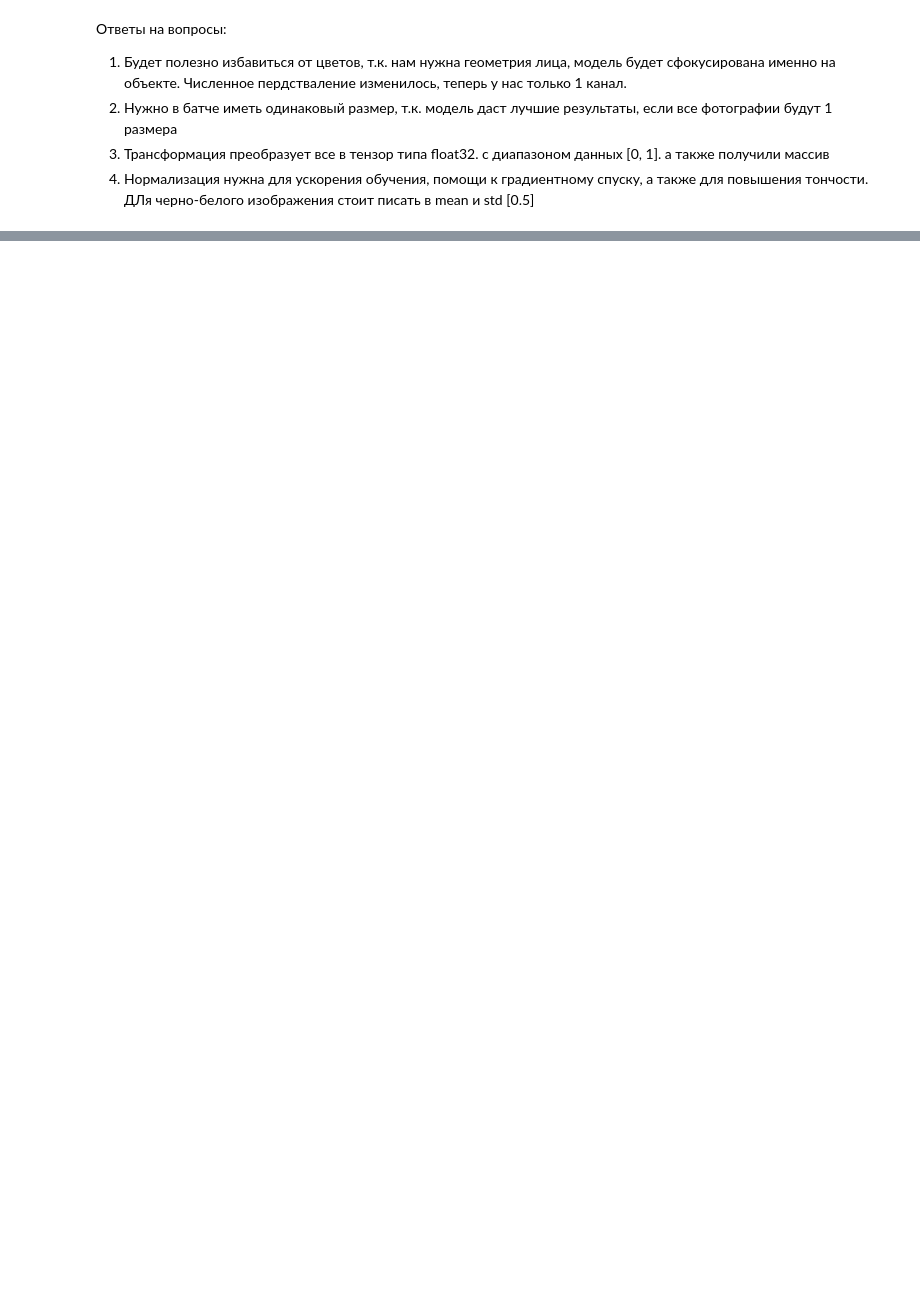
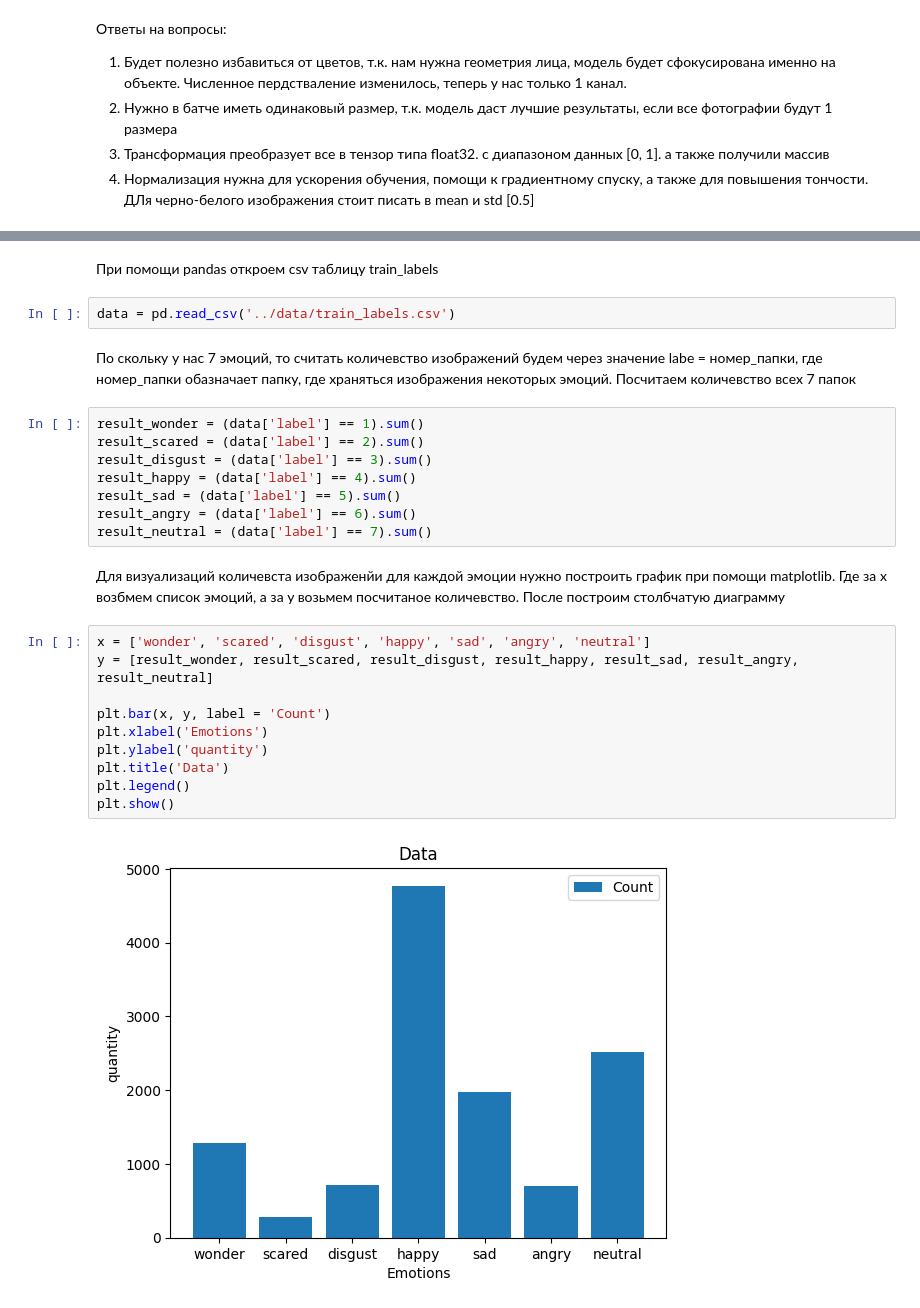
Before and after one commit to alehandro-diaz/pythonProj, a Jupyter notebook: notebooks/01_data_exploration.ipynb, the cells around one changed output, grey strips where cells are left out. Drawn from its saved outputs; the diff is of its cells as text; blank space fills up the shorter version.

Commit message:
Add Function visualize. Add graphs

```diff
--- a/notebooks/01_data_exploration.ipynb
+++ b/notebooks/01_data_exploration.ipynb
@@ -71,0 +79,28 @@ tensor([[[-0.4980, -0.3725, -0.5922,  ...,  0.0196,  0.1529, -0.0824],
+# %% [markdown]
+При помощи pandas откроем csv таблицу train_labels
+# %%
+data = pd.read_csv('../data/train_labels.csv')
+# %% [markdown]
+По скольку у нас 7 эмоций, то считать количевство изображений будем через значение labe = номер_папки, где номер_папки обазначает папку, где храняться изображения некоторых эмоций. Посчитаем количевство всех 7 папок
+# %%
+result_wonder = (data['label'] == 1).sum()
+result_scared = (data['label'] == 2).sum()
+result_disgust = (data['label'] == 3).sum()
+result_happy = (data['label'] == 4).sum()
+result_sad = (data['label'] == 5).sum()
+result_angry = (data['label'] == 6).sum()
+result_neutral = (data['label'] == 7).sum()
+# %% [markdown]
+Для визуализаций количевста изображенйи для каждой эмоции нужно построить график при помощи matplotlib. Где за x возбмем список эмоций, а за y возьмем посчитаное количевство. После построим столбчатую диаграмму
+# %%
+x = ['wonder', 'scared', 'disgust', 'happy', 'sad', 'angry', 'neutral']
+y = [result_wonder, result_scared, result_disgust, result_happy, result_sad, result_angry, result_neutral]
+
+plt.bar(x, y, label = 'Count')
+plt.xlabel('Emotions')
+plt.ylabel('quantity')
+plt.title('Data')
+plt.legend()
+plt.show()
+# %% [output]
+[figure, added]
```
Also changed, not shown: parts of 8 cells of this notebook, 4 other files.
